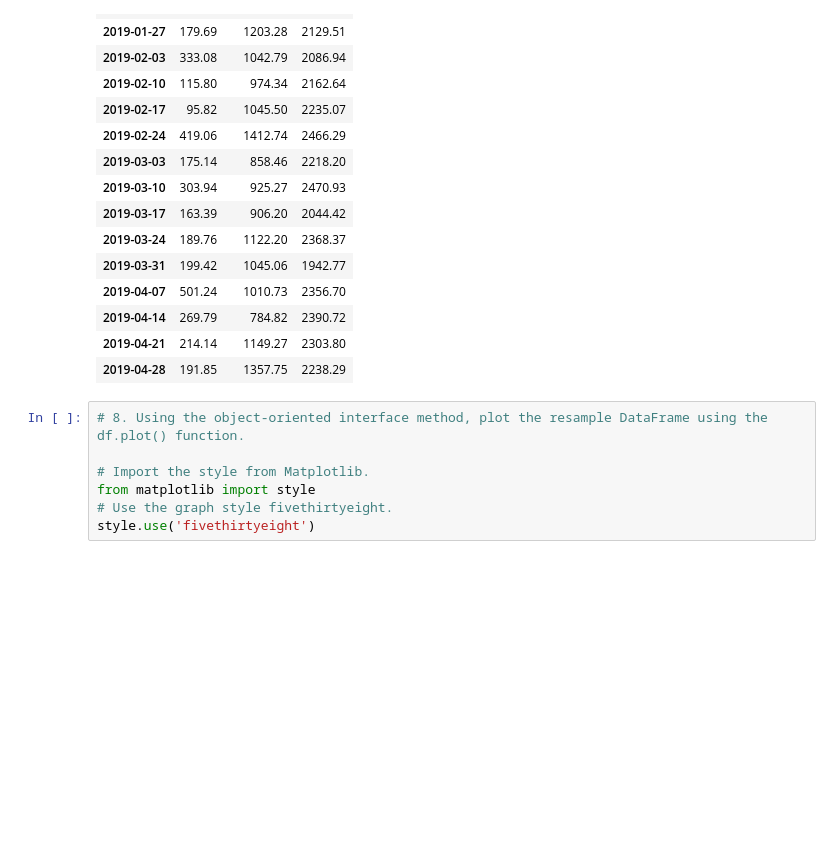
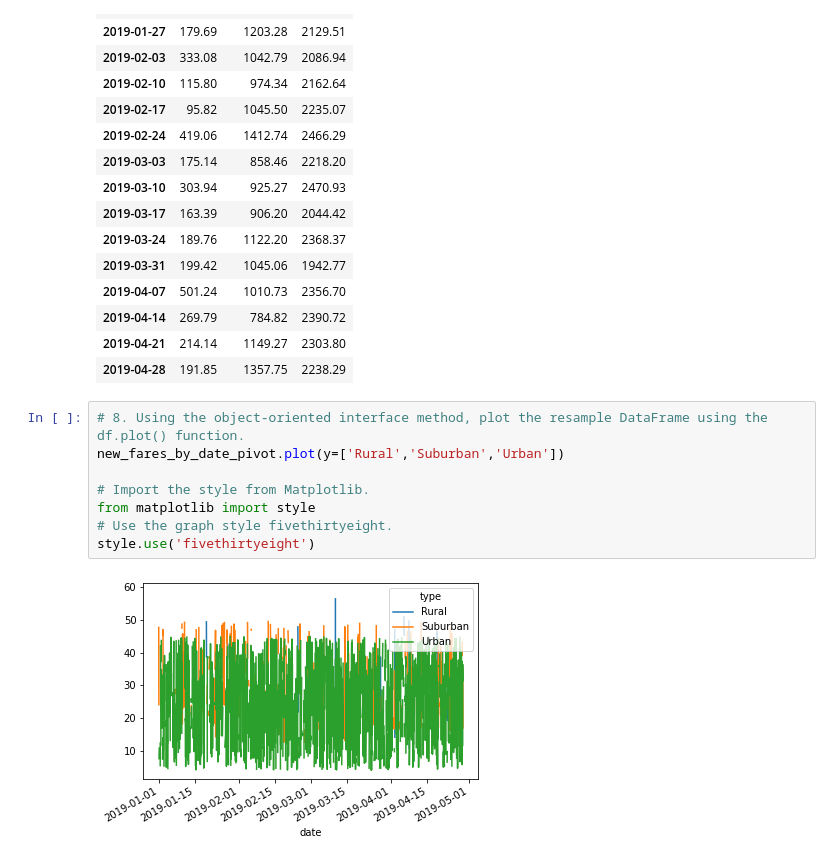
Before and after one commit to dgornowicz/PyBer-Analysis, a Jupyter notebook: PyBer_Challenge.ipynb, the cells around one changed output. Cells and saved outputs as stored; diff of their text form; blank space fills up the shorter version.

Commit message:
deliv 2 wrong plot output

```diff
--- a/PyBer_Challenge.ipynb
+++ b/PyBer_Challenge.ipynb
@@ -212,8 +212,11 @@ new_fares_by_date_pivot.resample('W').sum()
 | 2019-04-28 | 191.85 | 1357.75 | 2238.29 |
 # %%
 # 8. Using the object-oriented interface method, plot the resample DataFrame using the df.plot() function.
+new_fares_by_date_pivot.plot(y=['Rural','Suburban','Urban'])
 
 # Import the style from Matplotlib.
 from matplotlib import style
 # Use the graph style fivethirtyeight.
 style.use('fivethirtyeight')
+# %% [output]
+[figure, added]
```
